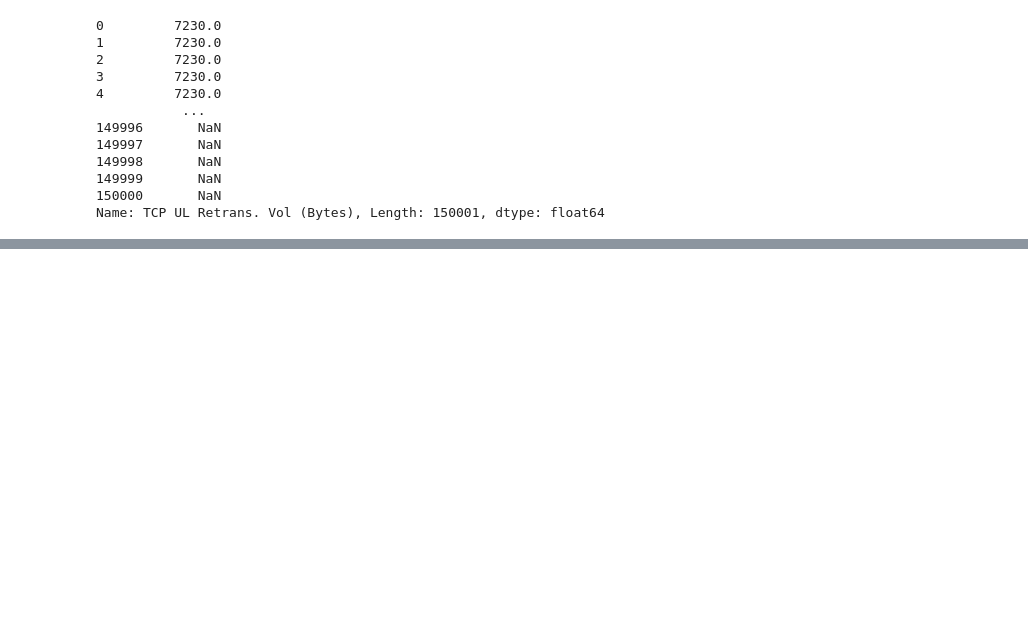
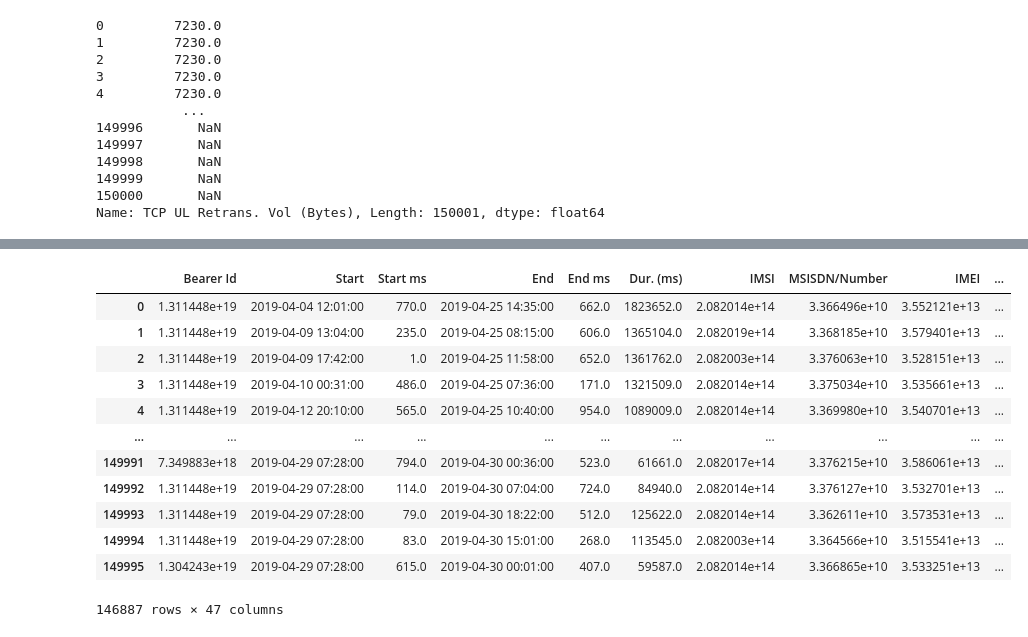
Before and after one commit to hewanm/Telecommunication_Data_Analysis, a Jupyter notebook: User_Overview_analysis.ipynb, the cells around one changed output, grey strips where cells are left out. Cells and saved outputs as stored; diff of their text form; code cells hidden in the pictures; blank space fills up the shorter version.

```diff
--- a/User_Overview_analysis.ipynb
+++ b/User_Overview_analysis.ipynb
@@ -190,0 +364,16 @@ fix_missing_bfill(tellco_clean, 'TCP DL Retrans. Vol (Bytes)')
+# %%
+db
+# %% [output]
+|  | Bearer Id | Start | Start ms | End | End ms | Dur. (ms) | IMSI | MSISDN/Number | IMEI | ... |
+| 0 | 1.311448e+19 | 2019-04-04 12:01:00 | 770.0 | 2019-04-25 14:35:00 | 662.0 | 1823652.0 | 2.082014e+14 | 3.366496e+10 | 3.552121e+13 | ... |
+| 1 | 1.311448e+19 | 2019-04-09 13:04:00 | 235.0 | 2019-04-25 08:15:00 | 606.0 | 1365104.0 | 2.082019e+14 | 3.368185e+10 | 3.579401e+13 | ... |
+| 2 | 1.311448e+19 | 2019-04-09 17:42:00 | 1.0 | 2019-04-25 11:58:00 | 652.0 | 1361762.0 | 2.082003e+14 | 3.376063e+10 | 3.528151e+13 | ... |
+| 3 | 1.311448e+19 | 2019-04-10 00:31:00 | 486.0 | 2019-04-25 07:36:00 | 171.0 | 1321509.0 | 2.082014e+14 | 3.375034e+10 | 3.535661e+13 | ... |
+| 4 | 1.311448e+19 | 2019-04-12 20:10:00 | 565.0 | 2019-04-25 10:40:00 | 954.0 | 1089009.0 | 2.082014e+14 | 3.369980e+10 | 3.540701e+13 | ... |
+| ... | ... | ... | ... | ... | ... | ... | ... | ... | ... | ... |
+| 149991 | 7.349883e+18 | 2019-04-29 07:28:00 | 794.0 | 2019-04-30 00:36:00 | 523.0 | 61661.0 | 2.082017e+14 | 3.376215e+10 | 3.586061e+13 | ... |
+| 149992 | 1.311448e+19 | 2019-04-29 07:28:00 | 114.0 | 2019-04-30 07:04:00 | 724.0 | 84940.0 | 2.082014e+14 | 3.376127e+10 | 3.532701e+13 | ... |
+| 149993 | 1.311448e+19 | 2019-04-29 07:28:00 | 79.0 | 2019-04-30 18:22:00 | 512.0 | 125622.0 | 2.082014e+14 | 3.362611e+10 | 3.573531e+13 | ... |
+| 149994 | 1.311448e+19 | 2019-04-29 07:28:00 | 83.0 | 2019-04-30 15:01:00 | 268.0 | 113545.0 | 2.082003e+14 | 3.364566e+10 | 3.515541e+13 | ... |
+| 149995 | 1.304243e+19 | 2019-04-29 07:28:00 | 615.0 | 2019-04-30 00:01:00 | 407.0 | 59587.0 | 2.082014e+14 | 3.366865e+10 | 3.533251e+13 | ... |
+146887 rows × 47 columns
```
Also changed, not shown: parts of 26 cells of this notebook, 1 other file.
